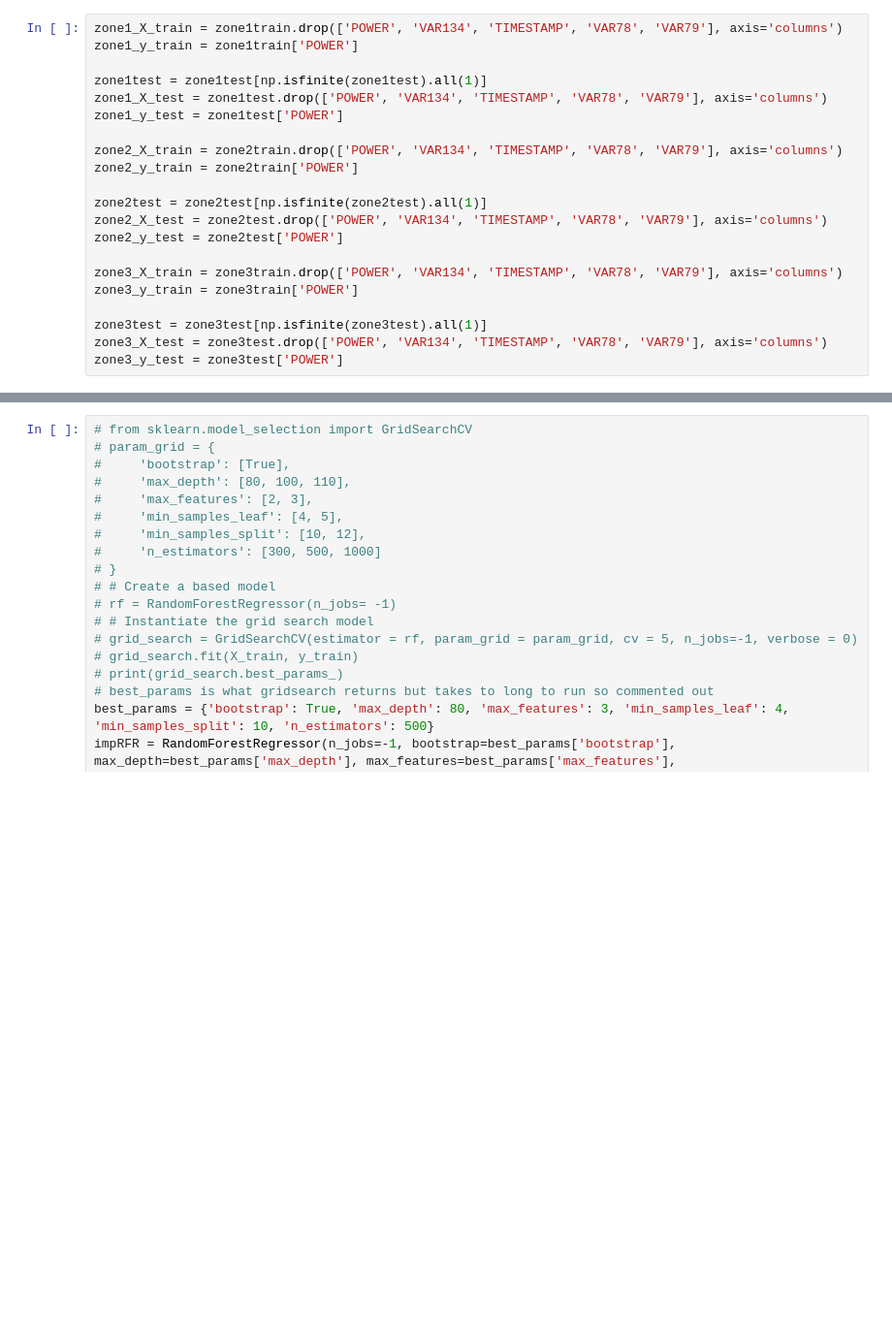
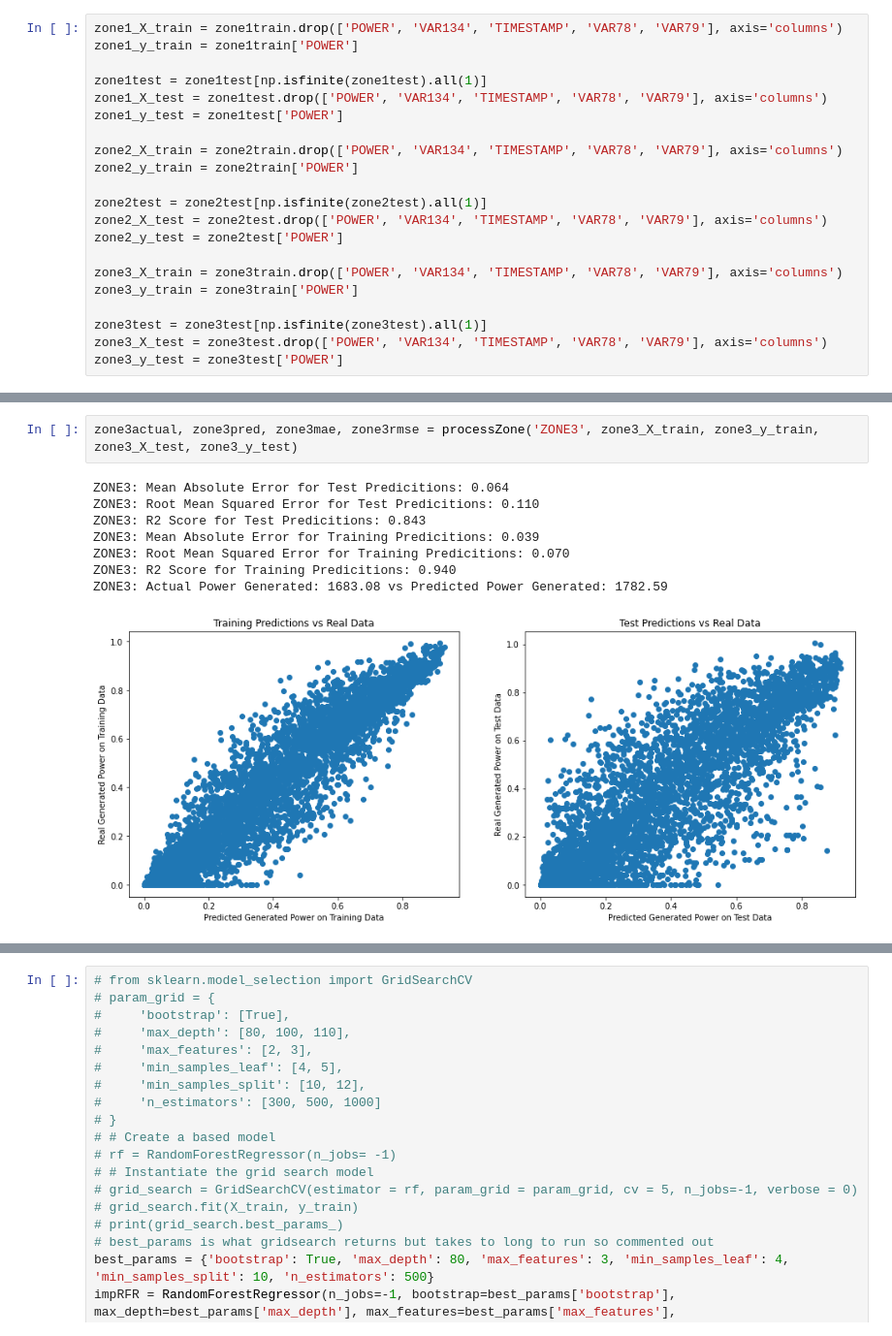
Before and after one commit to gancianthony/SolarForecast, a Jupyter notebook: solar_project.ipynb, the cells around one changed output, grey strips where cells are left out. Shown at 97% size. Cells and saved outputs as stored; diff of their text form; blank space fills up the shorter version.

```diff
--- a/solar_project.ipynb
+++ b/solar_project.ipynb
@@ -245,0 +245,11 @@ Text(0, 0.5, 'Predicted values for y')
+# %%
+zone3actual, zone3pred, zone3mae, zone3rmse = processZone('ZONE3', zone3_X_train, zone3_y_train, zone3_X_test, zone3_y_test)
+# %% [output]
+ZONE3: Mean Absolute Error for Test Predicitions: 0.064
+ZONE3: Root Mean Squared Error for Test Predicitions: 0.110
+ZONE3: R2 Score for Test Predicitions: 0.843
+ZONE3: Mean Absolute Error for Training Predicitions: 0.039
+ZONE3: Root Mean Squared Error for Training Predicitions: 0.070
+ZONE3: R2 Score for Training Predicitions: 0.940
+ZONE3: Actual Power Generated: 1683.08 vs Predicted Power Generated: 1782.59
+[figure, added]
```
Also changed, not shown: parts of 10 cells of this notebook.
